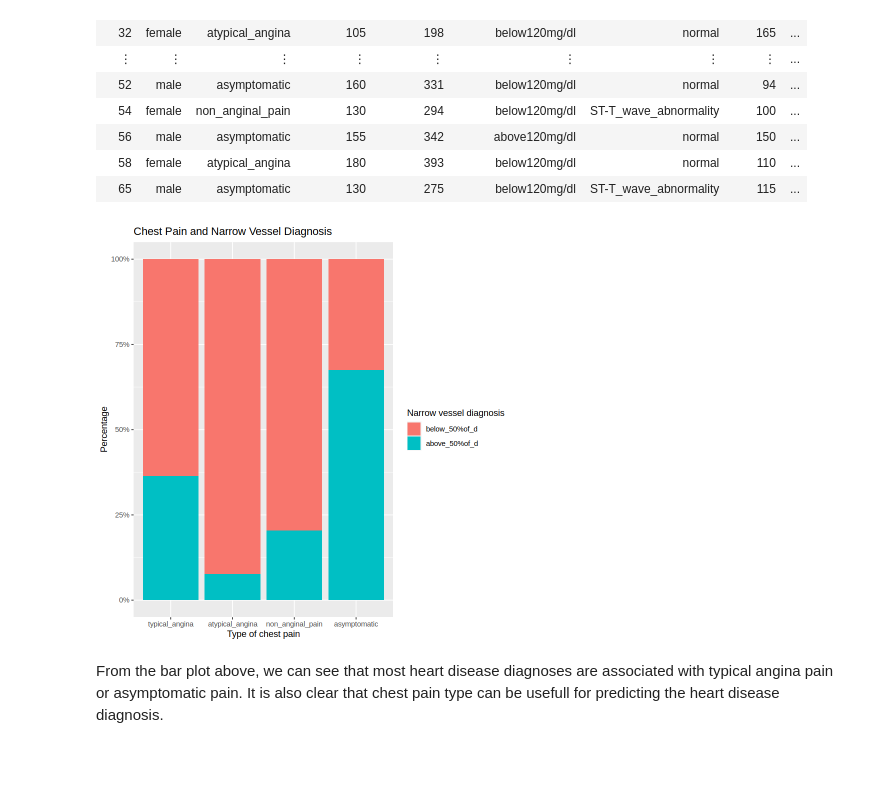
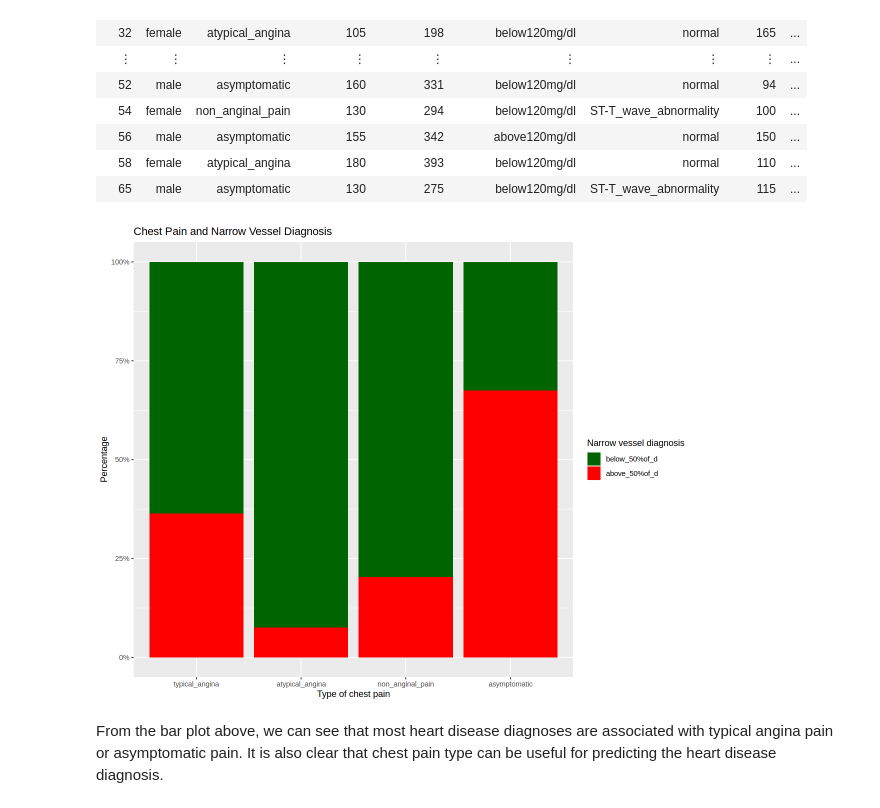
Before and after one commit to MaxVinichenko/DSCI_100_Final_Project, a Jupyter notebook: data.ipynb, the cells around one changed output. Cells and saved outputs as stored; diff of their text form; code cells hidden in the pictures; blank space fills up the shorter version.

```diff
--- a/data.ipynb
+++ b/data.ipynb
@@ -127,15 +130,16 @@ A data.frame: 293 × 14
 # %%
 #Exploring The Relationship Between Chest Pain Type and narrow vessel diagnostic:
 pain_vessel_graph<-formatted_heart_disease|>
     ggplot(aes(x=chest_pain_type, fill=vessel_narrow))+
         geom_bar(position="fill")+
         scale_y_continuous(labels = percent_format(scale = 100)) +
         ylab("Percentage")+
-        labs( title = "Chest Pain and Narrow Vessel Diagnosis", x="Type of chest pain", fill="Narrow vessel diagnosis")
+        labs( title = "Chest Pain and Narrow Vessel Diagnosis", x="Type of chest pain", fill="Narrow vessel diagnosis")+
+        scale_fill_manual(values=c("darkgreen","red"))
 
 
 pain_vessel_graph
 # %% [output]
-[figure, old version]
+[figure, new version]
 # %% [markdown]
-From the bar plot above, we can see that most heart disease diagnoses are associated with typical angina pain or asymptomatic pain. It is also clear that chest pain type can be usefull for predicting the heart disease diagnosis.
+From the bar plot above, we can see that most heart disease diagnoses are associated with typical angina pain or asymptomatic pain. It is also clear that chest pain type can be useful for predicting the heart disease diagnosis.
```
Also changed, not shown: parts of 3 cells of this notebook.
